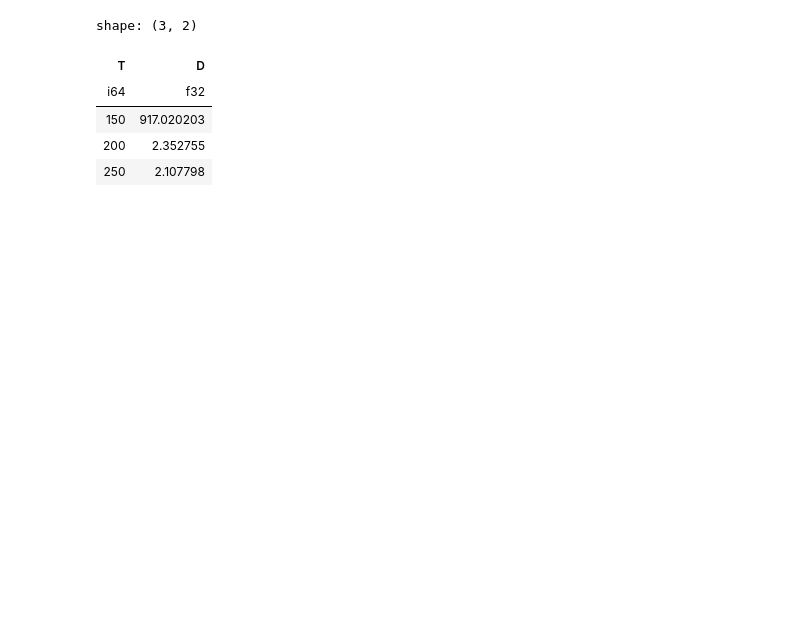
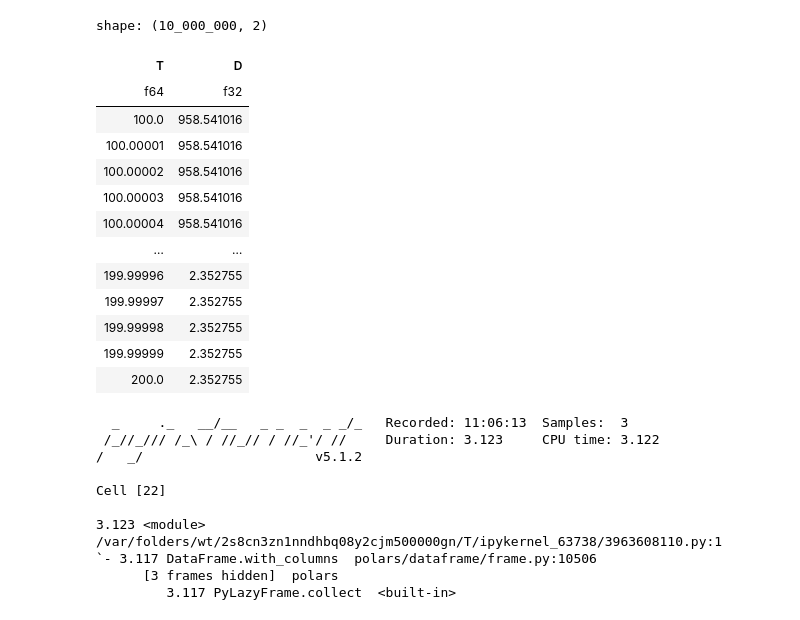
Before and after one commit to wlaur/encomp, a Jupyter notebook: notebooks/polars-expr-coolprop.ipynb, the cells around one changed output. Cells and saved outputs as stored; diff of their text form; code cells hidden in the pictures; blank space fills up the shorter version.

```diff
--- a/notebooks/polars-expr-coolprop.ipynb
+++ b/notebooks/polars-expr-coolprop.ipynb
@@ -34,12 +45,33 @@ from encomp.utypes import (
+# %%
+N = 10_000_000
 # %%
+%%pyinstrument
+
 w = Water(P=Q(pl.lit(5), "bar"), T=Q(pl.col.T, "degC"))
 
-
-pl.DataFrame({"T": [150, 200, 250]}).with_columns(w.D.m)
+pl.DataFrame({"T": np.linspace(100, 200, N)}).with_columns(w.D.m)
 # %% [output]
-shape: (3, 2)
+shape: (10_000_000, 2)
 | T | D |
-| i64 | f32 |
-| 150 | 917.020203 |
-| 200 | 2.352755 |
-| 250 | 2.107798 |
+| f64 | f32 |
+| 100.0 | 958.541016 |
+| 100.00001 | 958.541016 |
+| 100.00002 | 958.541016 |
+| 100.00003 | 958.541016 |
+| 100.00004 | 958.541016 |
+| … | … |
+| 199.99996 | 2.352755 |
+| 199.99997 | 2.352755 |
+| 199.99998 | 2.352755 |
+| 199.99999 | 2.352755 |
+| 200.0 | 2.352755 |
+  _     ._   __/__   _ _  _  _ _/_   Recorded: 11:06:13  Samples:  3
+ /_//_/// /_\ / //_// / //_'/ //     Duration: 3.123     CPU time: 3.122
+/   _/                      v5.1.2
+
+Cell [22]
+
+3.123 <module>  /var/folders/wt/2s8cn3zn1nndhbq08y2cjm500000gn/T/ipykernel_63738/3963608110.py:1
+`- 3.117 DataFrame.with_columns  polars/dataframe/frame.py:10506
+      [3 frames hidden]  polars
+         3.117 PyLazyFrame.collect  <built-in>
```
Also changed, not shown: parts of 7 cells of this notebook, 14 other files.
